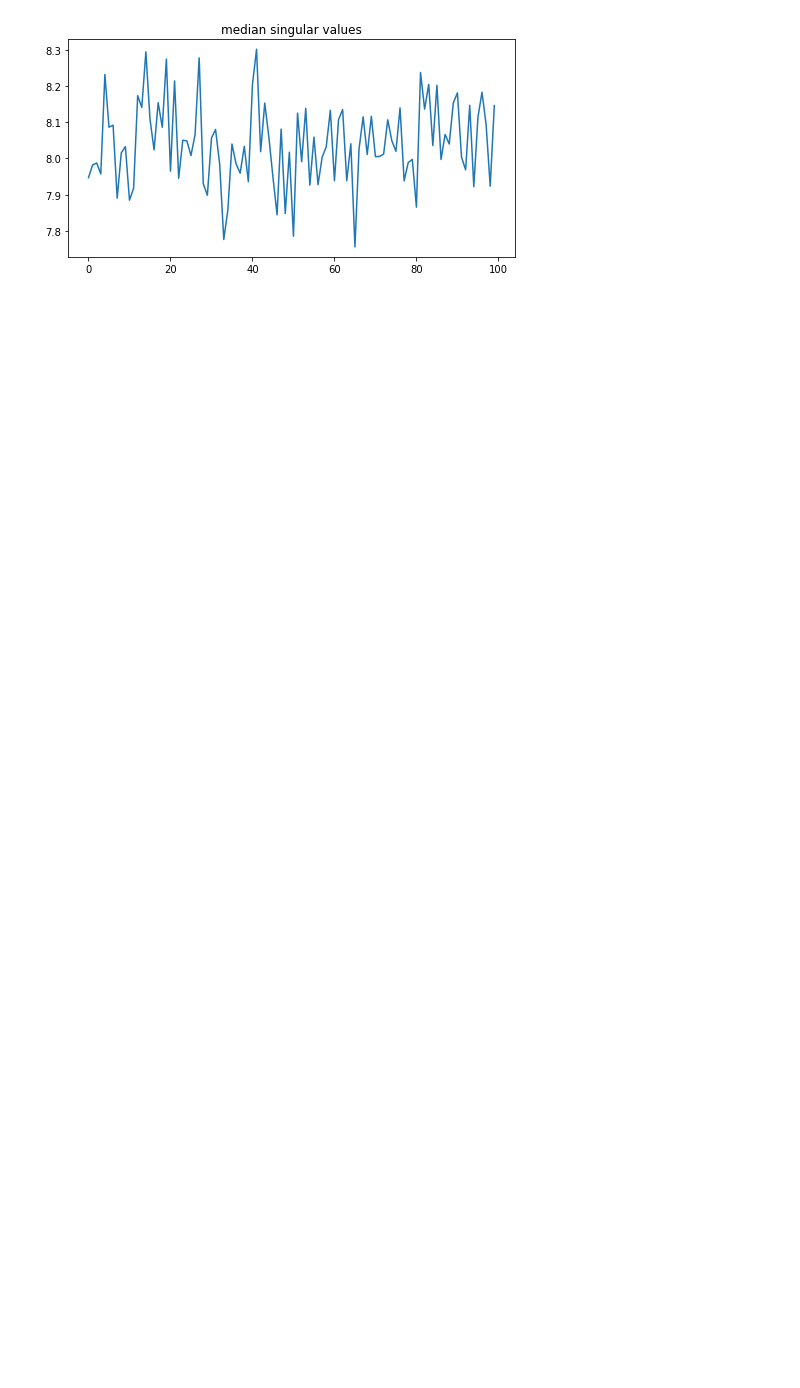
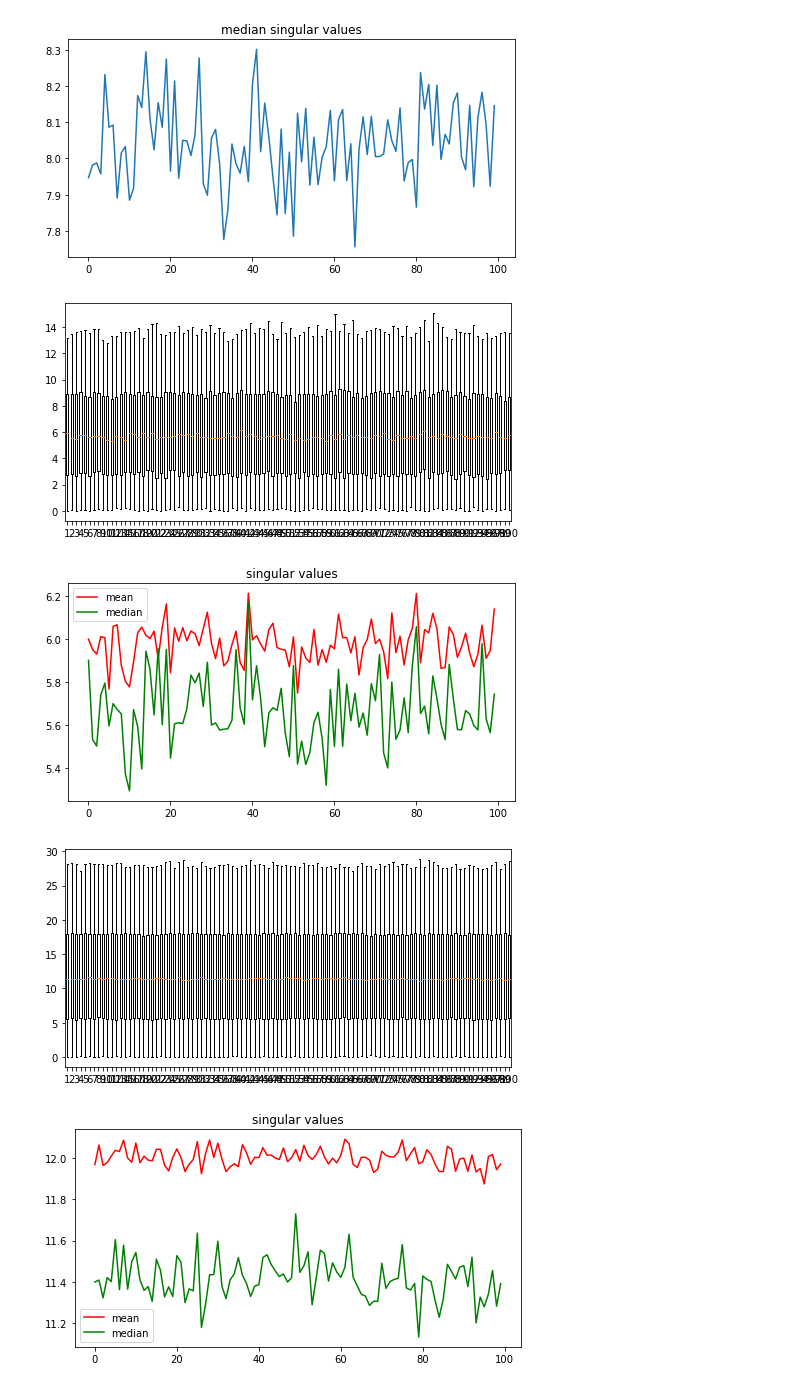
Before and after one commit to jaekimuh/PatternRec_Kim, a Jupyter notebook: HW_1.4.ipynb, the cells around one changed output. Saved outputs shown, nothing was run; the diff lists cells and outputs as text; code cells hidden in the pictures; blank space fills up the shorter version.

```diff
--- a/HW_1.4.ipynb
+++ b/HW_1.4.ipynb
@@ -66,3 +69,50 @@ plt.title('median singular values')
 plt.show()
 # %% [output]
 [figure]
+# %%
+def plotmyfunction(mlst, medlst):
+    plt.rcParams['figure.figsize'] = [8, 4]
+
+    plt.figure(3)
+    plt.plot(mlst, color='r', label='mean')
+    plt.plot(medlst, color='g', label='median')
+
+    plt.title('singular values')
+    plt.legend()
+    plt.show()
+
+
+def myfunction(n):
+    data = []
+    m_list = []
+    med_list = []
+    for i in range(100):
+        array = random.normal(size=(n, n))
+
+        U, S, VT = np.linalg.svd(array,full_matrices=0)
+        #S = np.diag(S)
+        data.append(S)
+        m = np.mean(S)
+        med = np.median(S)
+        m_list.append(m)
+        med_list.append(med)
+#fig = plt.figure(figsize =(10, 7))
+    test = [i.tolist() for i in data]
+#print(test)
+#print(data)
+    # Creating plot
+    bp = plt.boxplot(test)
+
+    # show plot
+#plt.ylim([0, 100])
+    plt.show()
+
+    plotmyfunction(m_list, med_list)
+# %%
+for k in [50, 200, 500]:
+    myfunction(k)
+# %% [output]
+[figure, added]
+[figure, added]
+[figure, added]
+[figure, added]
```
Also changed, not shown: parts of 3 cells of this notebook.
